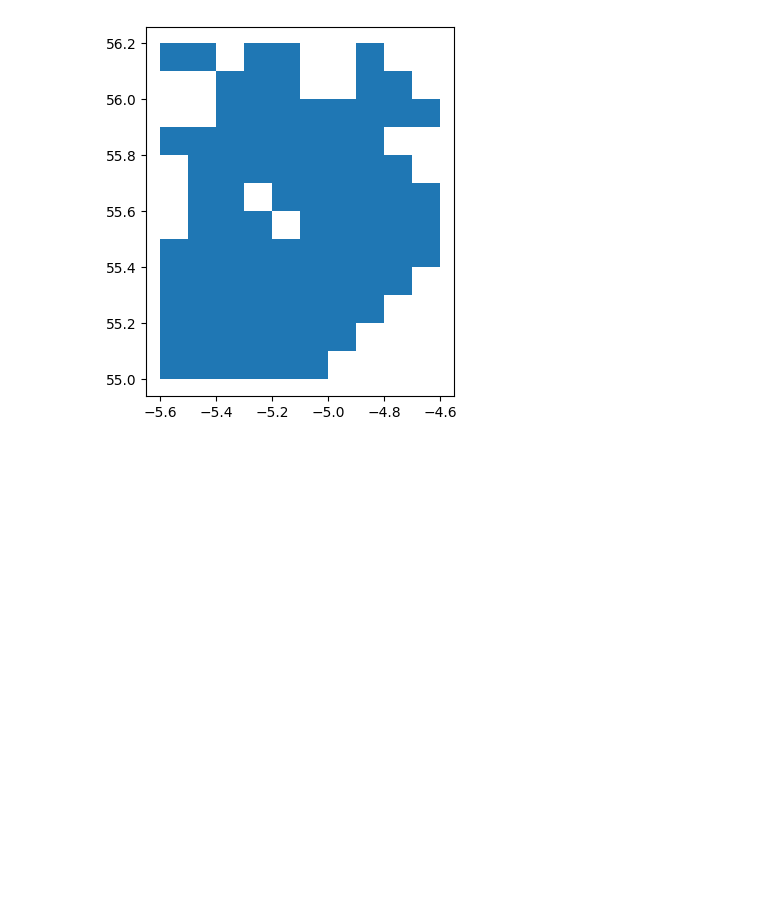
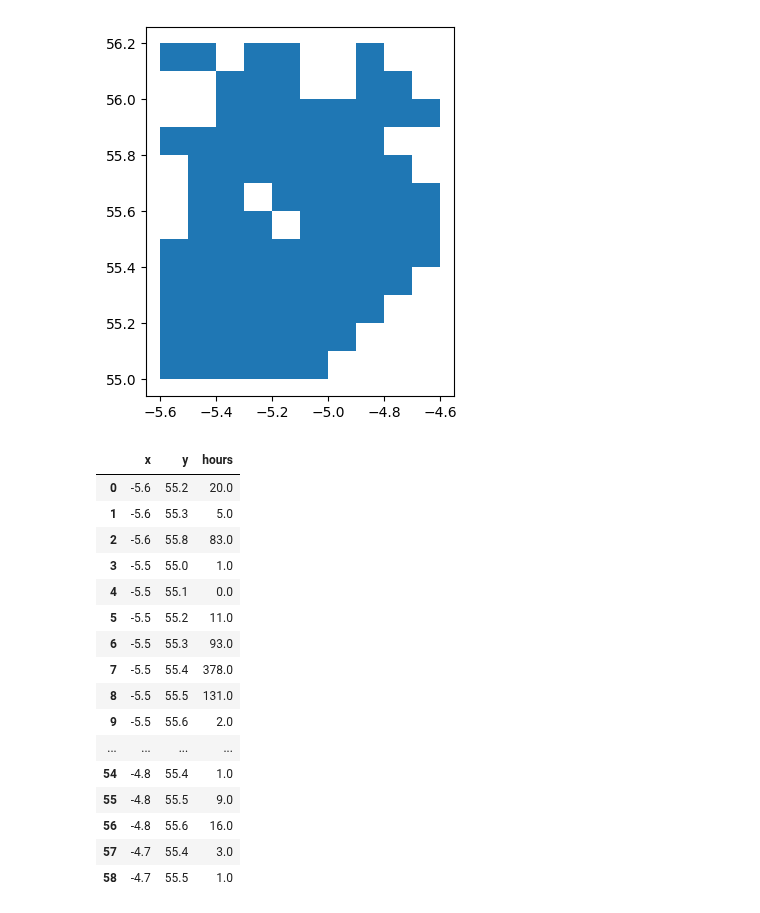
Before and after one commit to d2gex/fishery-analysis, a Jupyter notebook: src/firth_clyde_fishing_effort.ipynb, the cells around one changed output. Cells and saved outputs as stored; diff of their text form; code cells hidden in the pictures; blank space fills up the shorter version.

```diff
--- a/src/firth_clyde_fishing_effort.ipynb
+++ b/src/firth_clyde_fishing_effort.ipynb
@@ -207,3 +207,24 @@ geo_yearly_average_trawling.plot()
 [figure]
 # %%
 geo_yearly_total_trawling.to_csv(FIRTH_DATA_PATH / 'trawling_total_by_cell.csv', index=False)
+# %%
+yearly_total_dredging = create_total_fishing_effort(timeseries, 'dredge_fishing')
+yearly_total_dredging
+# %% [output]
+|  | x | y | hours |
+| 0 | -5.6 | 55.2 | 20.0 |
+| 1 | -5.6 | 55.3 | 5.0 |
+| 2 | -5.6 | 55.8 | 83.0 |
+| 3 | -5.5 | 55.0 | 1.0 |
+| 4 | -5.5 | 55.1 | 0.0 |
+| 5 | -5.5 | 55.2 | 11.0 |
+| 6 | -5.5 | 55.3 | 93.0 |
+| 7 | -5.5 | 55.4 | 378.0 |
+| 8 | -5.5 | 55.5 | 131.0 |
+| 9 | -5.5 | 55.6 | 2.0 |
+| ... | ... | ... | ... |
+| 54 | -4.8 | 55.4 | 1.0 |
+| 55 | -4.8 | 55.5 | 9.0 |
+| 56 | -4.8 | 55.6 | 16.0 |
+| 57 | -4.7 | 55.4 | 3.0 |
+| 58 | -4.7 | 55.5 | 1.0 |
```
Also changed, not shown: parts of 4 cells of this notebook, 2 other files.
